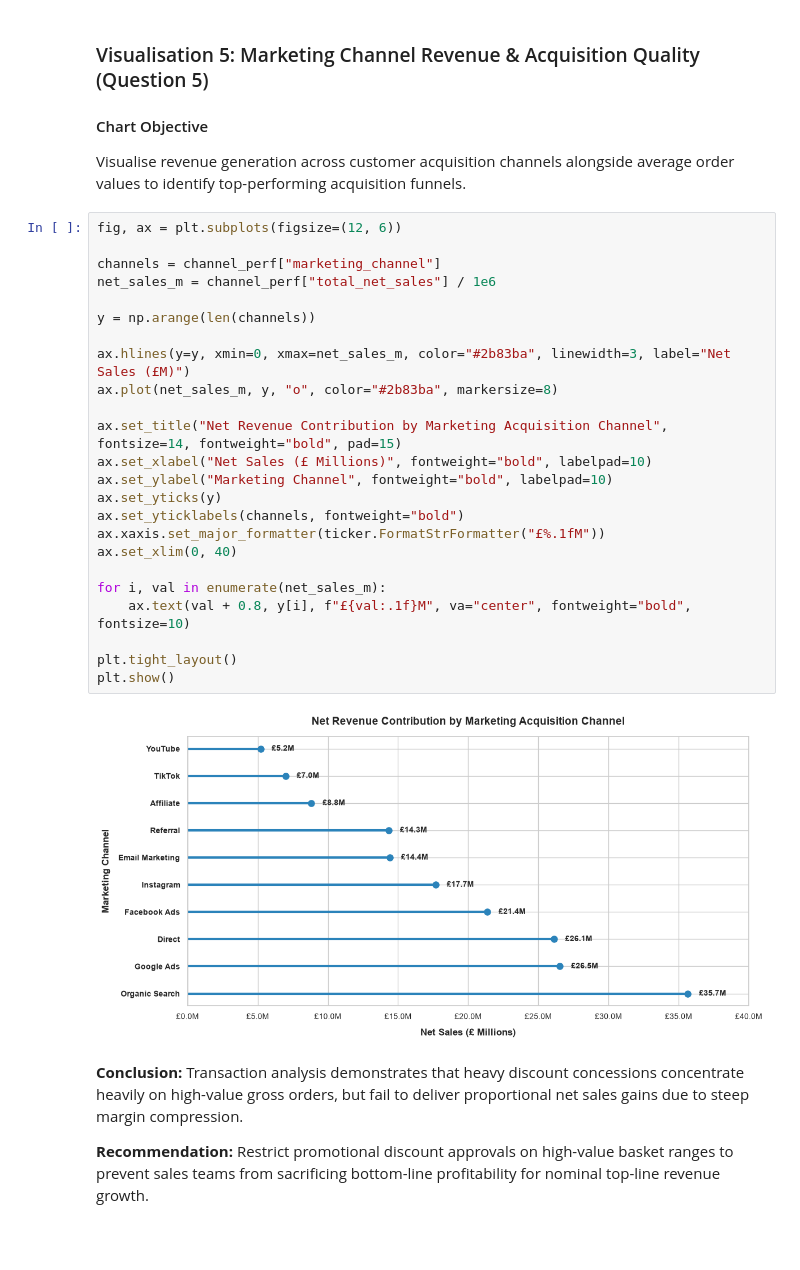
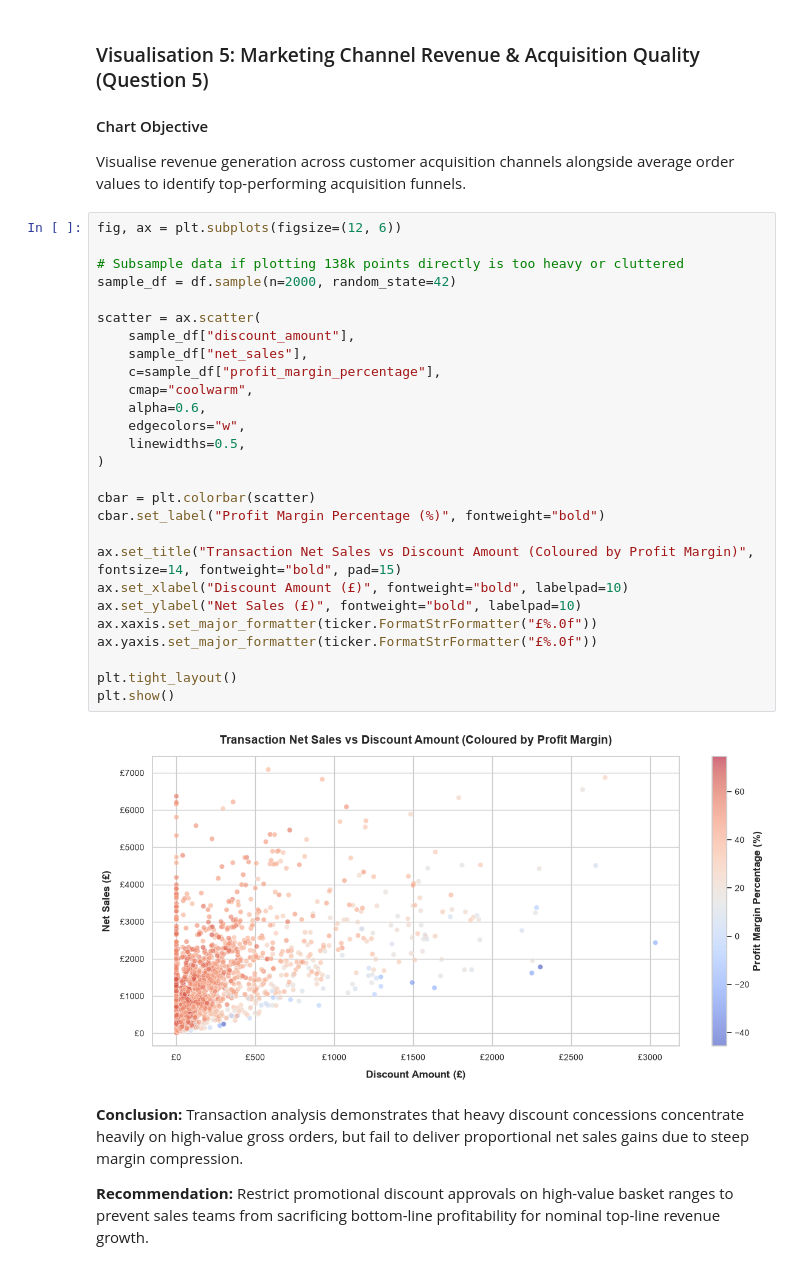
Before and after one commit to salmamxz/ecommerce-sales-customer-analysis, a Jupyter notebook: notebooks/V1_E-Commerce_Sales_and_Customer_Analysis.ipynb, the cells around one changed output. Saved outputs shown, nothing was run; the diff lists cells and outputs as text; blank space fills up the shorter version.

```diff
--- a/notebooks/V1_E-Commerce_Sales_and_Customer_Analysis.ipynb
+++ b/notebooks/V1_E-Commerce_Sales_and_Customer_Analysis.ipynb
@@ -1217,29 +1217,32 @@ Visualise revenue generation across customer acquisition channels alongside aver
 # %%
 fig, ax = plt.subplots(figsize=(12, 6))
 
-channels = channel_perf["marketing_channel"]
-net_sales_m = channel_perf["total_net_sales"] / 1e6
+# Subsample data if plotting 138k points directly is too heavy or cluttered
+sample_df = df.sample(n=2000, random_state=42)
 
-y = np.arange(len(channels))
+scatter = ax.scatter(
+    sample_df["discount_amount"],
+    sample_df["net_sales"],
+    c=sample_df["profit_margin_percentage"],
+    cmap="coolwarm",
+    alpha=0.6,
+    edgecolors="w",
+    linewidths=0.5,
+)
 
-ax.hlines(y=y, xmin=0, xmax=net_sales_m, color="#2b83ba", linewidth=3, label="Net Sales (£M)")
-ax.plot(net_sales_m, y, "o", color="#2b83ba", markersize=8)
+cbar = plt.colorbar(scatter)
+cbar.set_label("Profit Margin Percentage (%)", fontweight="bold")
 
-ax.set_title("Net Revenue Contribution by Marketing Acquisition Channel", fontsize=14, fontweight="bold", pad=15)
-ax.set_xlabel("Net Sales (£ Millions)", fontweight="bold", labelpad=10)
-ax.set_ylabel("Marketing Channel", fontweight="bold", labelpad=10)
-ax.set_yticks(y)
-ax.set_yticklabels(channels, fontweight="bold")
-ax.xaxis.set_major_formatter(ticker.FormatStrFormatter("£%.1fM"))
-ax.set_xlim(0, 40)
-
-for i, val in enumerate(net_sales_m):
-    ax.text(val + 0.8, y[i], f"£{val:.1f}M", va="center", fontweight="bold", fontsize=10)
+ax.set_title("Transaction Net Sales vs Discount Amount (Coloured by Profit Margin)", fontsize=14, fontweight="bold", pad=15)
+ax.set_xlabel("Discount Amount (£)", fontweight="bold", labelpad=10)
+ax.set_ylabel("Net Sales (£)", fontweight="bold", labelpad=10)
+ax.xaxis.set_major_formatter(ticker.FormatStrFormatter("£%.0f"))
+ax.yaxis.set_major_formatter(ticker.FormatStrFormatter("£%.0f"))
 
 plt.tight_layout()
 plt.show()
 # %% [output]
-[figure, old version]
+[figure, new version]
 # %% [markdown]
 **Conclusion:** Transaction analysis demonstrates that heavy discount concessions concentrate heavily on high-value gross orders, but fail to deliver proportional net sales gains due to steep margin compression.
 
```
